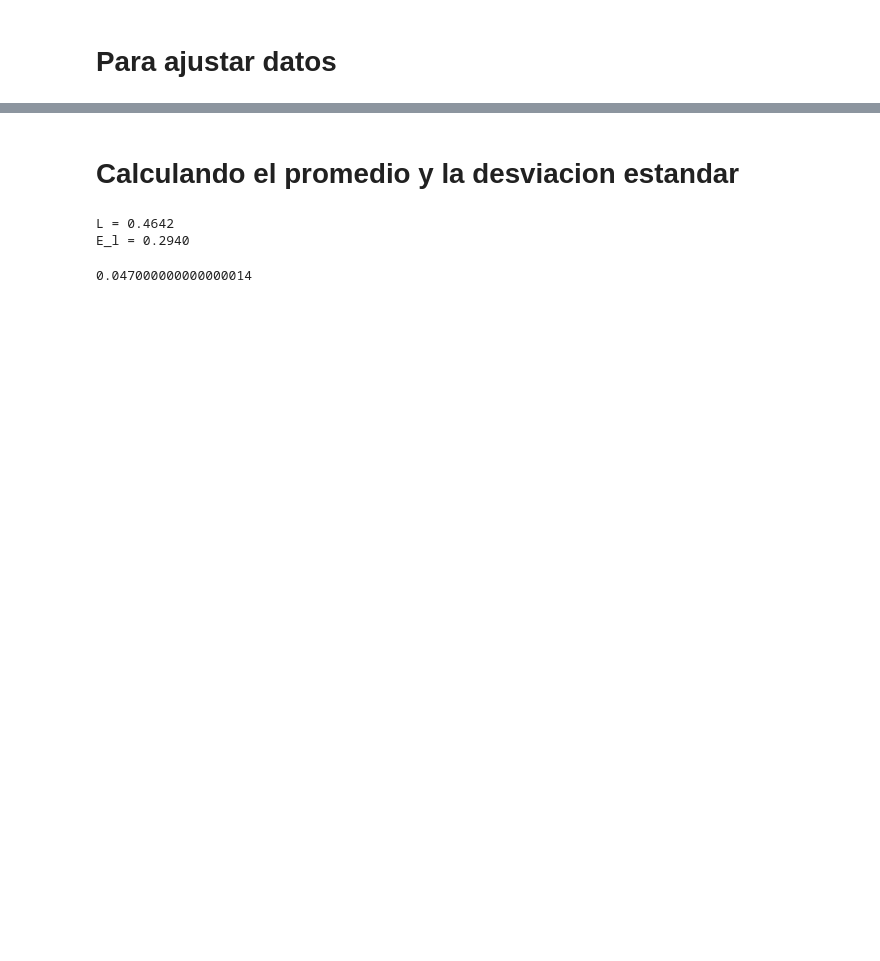
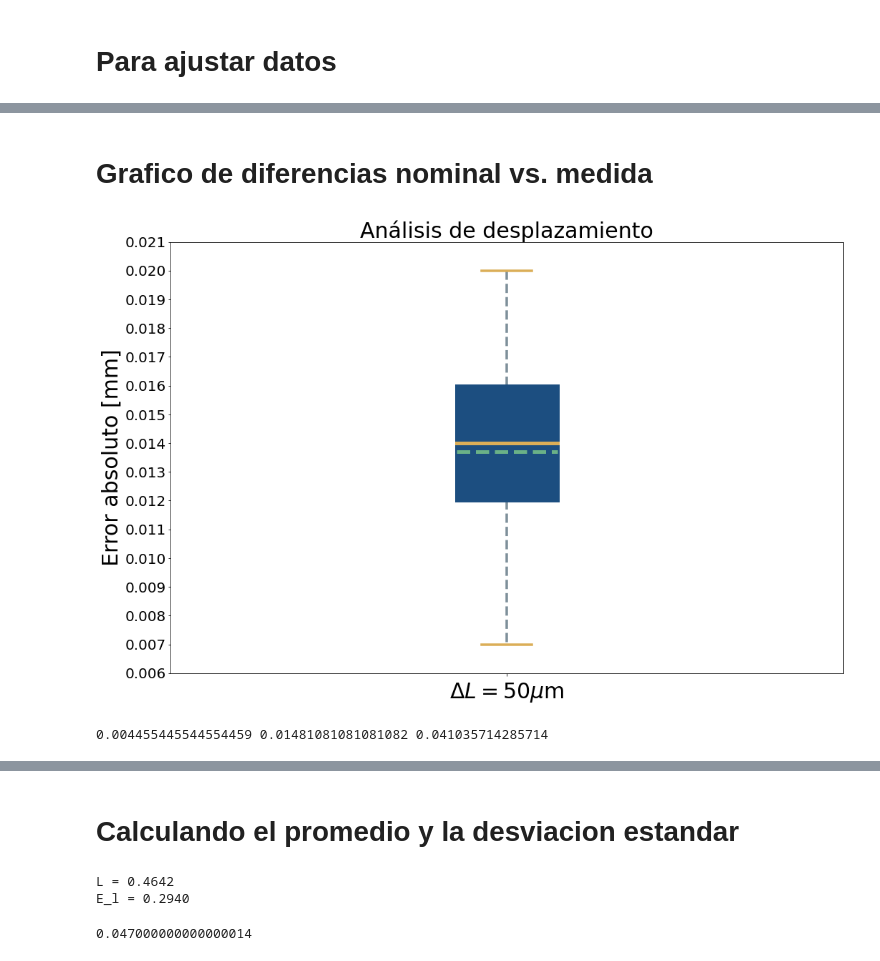
Before and after one commit to AlejandroGoper/Codigos_Tesis, a Jupyter notebook: Mediciones/08-10-2021/utilidades.ipynb, the cells around one changed output, grey strips where cells are left out. Cells and saved outputs as stored; diff of their text form; code cells hidden in the pictures; blank space fills up the shorter version.

```diff
--- a/Mediciones/08-10-2021/utilidades.ipynb
+++ b/Mediciones/08-10-2021/utilidades.ipynb
@@ -100,0 +105,69 @@ plt.show()
+# %% [markdown]
+# Grafico de diferencias nominal vs. medida
+# %%
+path = "../18-10-2021/"
+filename1 = "analisis_desplazamiento_10um.dat"
+#filename2 = "analisis_desplazamiento_100um.dat"
+#filename3 = "analisis_desplazamiento_500um.dat"
+montura, fourier = cargar_datos(path="", file=filename1)
+# %%
+"""
+==============================================================================
+Graficando resultados
+==============================================================================
+"""
+
+# Creando figura
+fig, ax = plt.subplots(figsize=(15, 10))
+# Pone lo mas juntas las graficas posibles
+fig.set_tight_layout(True)
+# Para que no se empalmen los titulos en los ejes
+fig.subplots_adjust(wspace=1.2)
+
+# Cambiando el tamano de la fuente en todos los ejes
+plt.rcParams.update({'font.size': 20})
+
+# Graficando el espectro optico inicial
+ax = plt.subplot(1, 1, 1)
+
+# Titulo del grafico
+ax.set_title(
+    label=r"Análisis de desplazamiento", fontsize=30)
+
+medianprops = dict(linestyle='-', linewidth=5, color='#DBAE58')
+boxprops = dict(linestyle='-', linewidth=5, color='#1C4E80',
+                facecolor="#1C4E80")
+meanlineprops = dict(linestyle='--', linewidth=5, color='#6AB187')
+whiskerprops = dict(color="#7E909A", linewidth=3.5, linestyle="--")
+capprops=dict(color="#DBAE58",linewidth=3.5)
+
+graph_data = ax.boxplot(fourier-montura, boxprops=boxprops,
+                patch_artist=True, whiskerprops=whiskerprops,
+                capprops=capprops,
+                flierprops=dict(markerfacecolor='r', marker='s'),
+                vert=True, labels=[r""], medianprops=medianprops,
+                meanprops=meanlineprops, meanline=True,showmeans=True)
+ax.set_ylabel(r"Error absoluto [mm]", fontsize=30)
+ax.set_xlabel("$\Delta L = 50 \mu$m", fontsize=30)
+ax.set_yticks(np.arange(0.006, 0.022, 0.001))
+path="/home/alejandro_goper/Documentos/Universidad de Guanajuato/Tesis_de_Licenciatura/Escritura/Imagenes/"
+plt.savefig(path + "BP_50um.png")
+plt.show()
+# %% [output]
+[figure, added]
+# %%
+path = "../18-10-2021/"
+filename1 = "analisis_desplazamiento_10um.dat"
+filename2 = "analisis_desplazamiento_100um.dat"
+filename3 = "analisis_desplazamiento_500um.dat"
+
+montura1, fourier1 = cargar_datos(path=path, file=filename1)
+montura2, fourier2 = cargar_datos(path=path, file=filename2)
+montura3, fourier3 = cargar_datos(path=path, file=filename3)
+
+d1 = np.abs(fourier1-montura1)
+d2 = np.abs(fourier2-montura2)
+d3 = np.abs(fourier3-montura3)
+print(d1.mean(), d2.mean(), d3.mean())
+# %% [output]
+0.004455445544554459 0.01481081081081082 0.041035714285714
```
Also changed, not shown: parts of 27 cells of this notebook, 12 other files.
